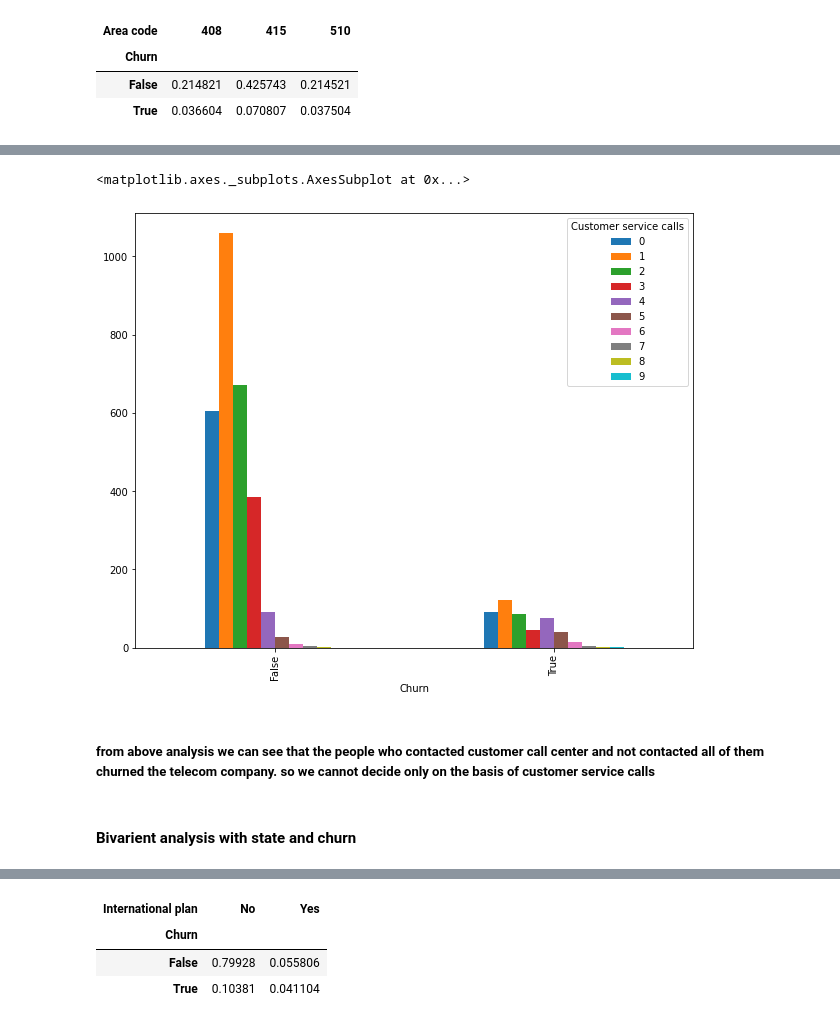
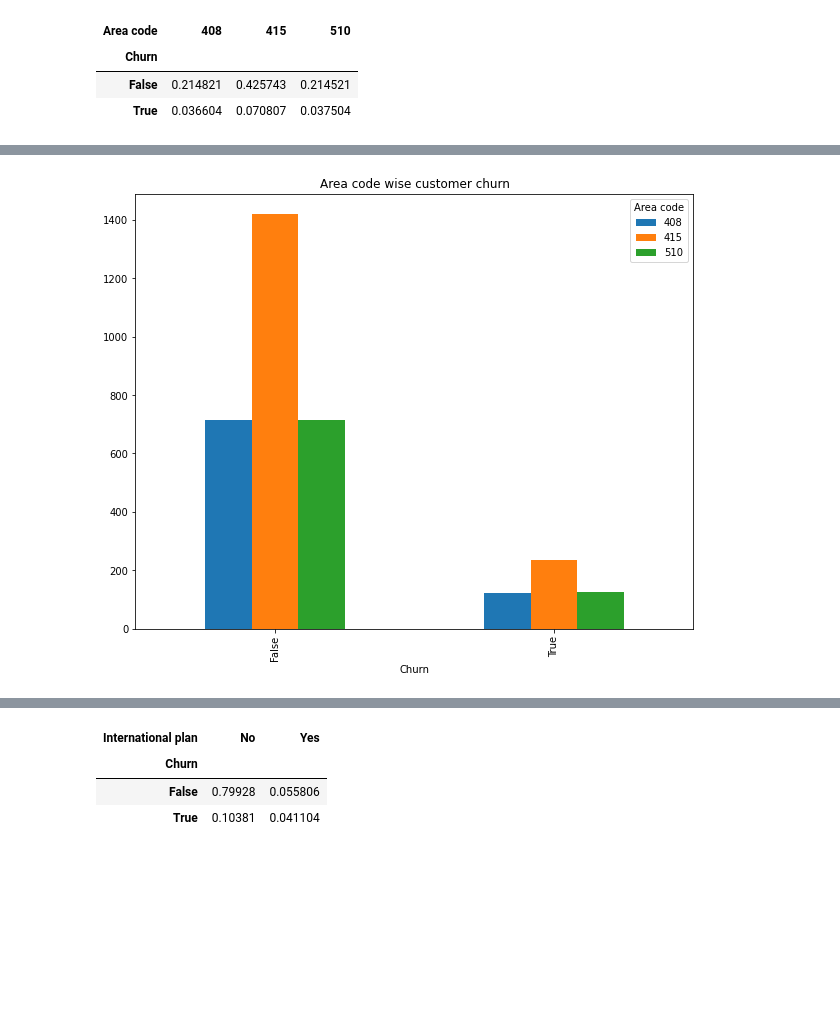
Before and after one commit to pavi-1994/telecom_churn_analysis, a Jupyter notebook: Telecom_Churn_Analysis_Capstone_Project.ipynb, the cells around one changed output, grey strips where cells are left out. Drawn from its saved outputs; the diff is of its cells as text; code cells hidden in the pictures; blank space fills up the shorter version.

```diff
--- a/Telecom_Churn_Analysis_Capstone_Project.ipynb
+++ b/Telecom_Churn_Analysis_Capstone_Project.ipynb
@@ -265,9 +318,6 @@ pd.crosstab(telecom_df["Churn"], telecom_df["Customer service calls"]).T
 # %%
-pd.crosstab(telecom_df["Churn"], telecom_df["Customer service calls"]).plot(kind='bar')
+pd.crosstab(telecom_df["Churn"], telecom_df["Area code"]).plot(kind='bar')
+plt.title('Area code wise customer churn')
+plt.show()
 # %% [output]
-<matplotlib.axes._subplots.AxesSubplot at 0x...>
-[figure, old version]
+[figure, new version]
-# %% [markdown]
-##### from above analysis we can see that the people who contacted customer call center and not contacted all of them churned the telecom company. so  we cannot decide only on the basis of  customer service calls
-# %% [markdown]
-#### **Bivarient analysis with state and churn**
```
Also changed, not shown: parts of 57 cells of this notebook.
